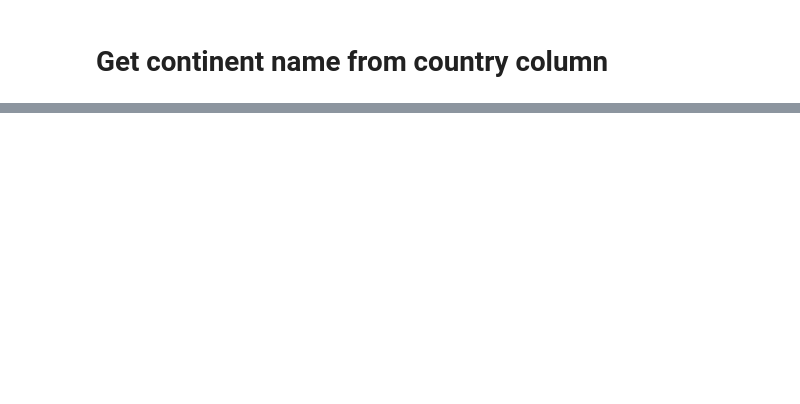
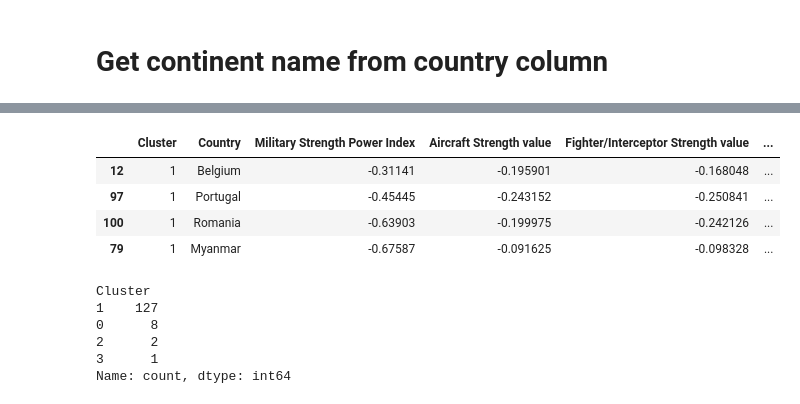
Before and after one commit to adlbgr/Clustering-the-Military-Powers-of-Countries, a Jupyter notebook: World-military-power.ipynb, the cells around one changed output, grey strips where cells are left out. Cells and saved outputs as stored; diff of their text form; code cells hidden in the pictures; blank space fills up the shorter version.

```diff
--- a/World-military-power.ipynb
+++ b/World-military-power.ipynb
@@ -649,0 +646,2 @@ df[df.Cluster == 2].sample(5)
+# %%
+df.drop("Cluster", axis=1, inplace=True)
@@ -649,0 +667,26 @@ df[df.Cluster == 2].sample(5)
+# %%
+df['Cluster'] = model.labels_
+# %%
+
+#Cluster column will be first column
+cols = df.columns.tolist()
+cols = cols[-1:] + cols[:-1]
+df = df[cols]
+
+df.sample(4)
+# %% [output]
+|  | Cluster | Country | Military Strength Power Index | Aircraft Strength value | Fighter/Interceptor Strength value | ... |
+| 12 | 1 | Belgium | -0.31141 | -0.195901 | -0.168048 | ... |
+| 97 | 1 | Portugal | -0.45445 | -0.243152 | -0.250841 | ... |
+| 100 | 1 | Romania | -0.63903 | -0.199975 | -0.242126 | ... |
+| 79 | 1 | Myanmar | -0.67587 | -0.091625 | -0.098328 | ... |
+# %%
+
+df.Cluster.value_counts()
+# %% [output]
+Cluster
+1    127
+0      8
+2      2
+3      1
+Name: count, dtype: int64
```
Also changed, not shown: parts of 15 cells of this notebook, 1 other file.
